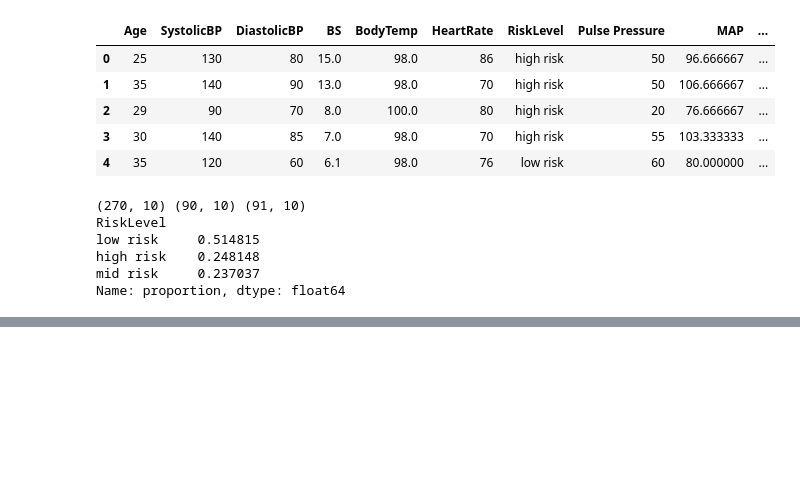
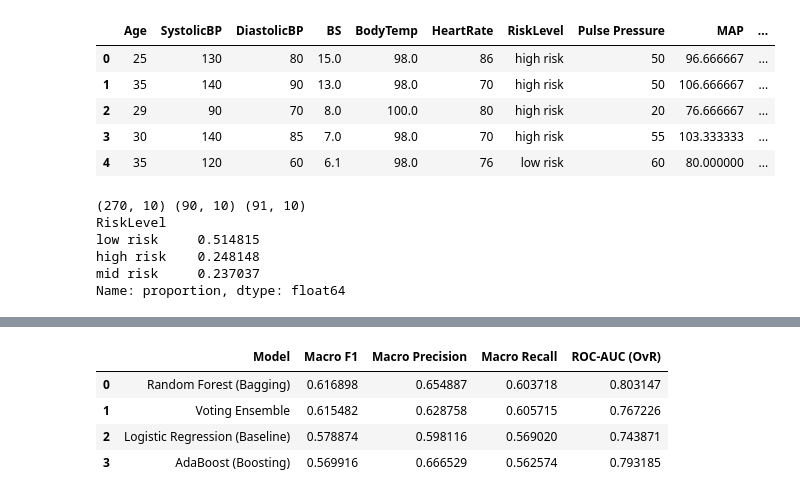
Before and after one commit to aimee-joseph/ML-Lab-2547204, a Jupyter notebook: CIA 3.ipynb, the cells around one changed output, grey strips where cells are left out. Cells and saved outputs as stored; diff of their text form; code cells hidden in the pictures; blank space fills up the shorter version.

```diff
--- a/CIA 3.ipynb
+++ b/CIA 3.ipynb
@@ -184,6 +242,0 @@ preprocessor = ColumnTransformer(transformers = [("num", StandardScaler(), numer
-# %%
-preprocessor.fit(X_train) # fitting only on training data - the leakage safety part
-
-X_train_processed = preprocessor.transform(X_train)
-X_val_processed = preprocessor.transform(X_val)
-X_test_processed = preprocessor.transform(X_test)
@@ -210,0 +417,34 @@ You can try to debug the error by setting error_score='raise'.
+# %%
+test_rows = []
+
+for name, model in final_models.items():
+    predictions = model.predict(X_test)
+    probabilities = model.predict_proba(X_test)
+
+    test_rows.append({
+        "Model": name,
+        "Macro F1": f1_score(y_test, predictions, average = "macro"),
+        "Macro Precision": precision_score(
+            y_test, predictions, average = "macro", zero_division = 0
+        ),
+        "Macro Recall": recall_score(
+            y_test, predictions, average = "macro", zero_division = 0
+        ),
+        "ROC-AUC (OvR)": roc_auc_score(
+            y_test,
+            probabilities,
+            labels = model.classes_,
+            multi_class = "ovr",
+            average = "macro"
+        )
+    })
+
+test_results = pd.DataFrame(test_rows).sort_values(by = "Macro F1", ascending = False).reset_index(drop = True)
+
+test_results
+# %% [output]
+|  | Model | Macro F1 | Macro Precision | Macro Recall | ROC-AUC (OvR) |
+| 0 | Random Forest (Bagging) | 0.616898 | 0.654887 | 0.603718 | 0.803147 |
+| 1 | Voting Ensemble | 0.615482 | 0.628758 | 0.605715 | 0.767226 |
+| 2 | Logistic Regression (Baseline) | 0.578874 | 0.598116 | 0.569020 | 0.743871 |
+| 3 | AdaBoost (Boosting) | 0.569916 | 0.666529 | 0.562574 | 0.793185 |
```
Also changed, not shown: parts of 42 cells of this notebook.
